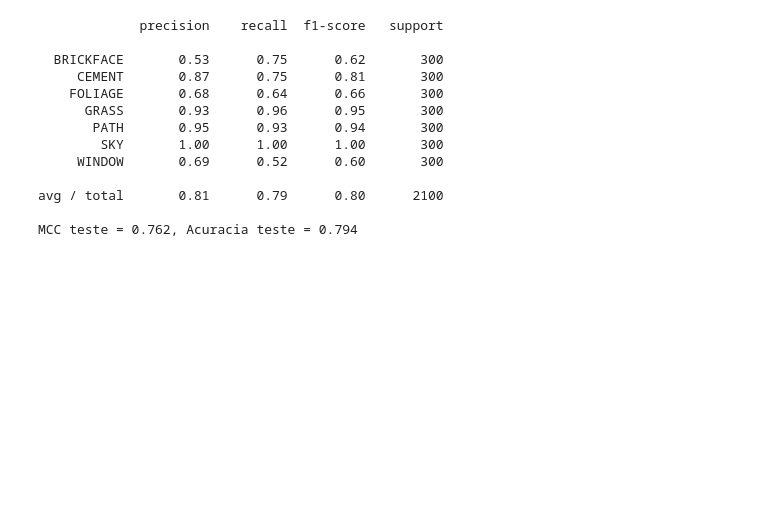
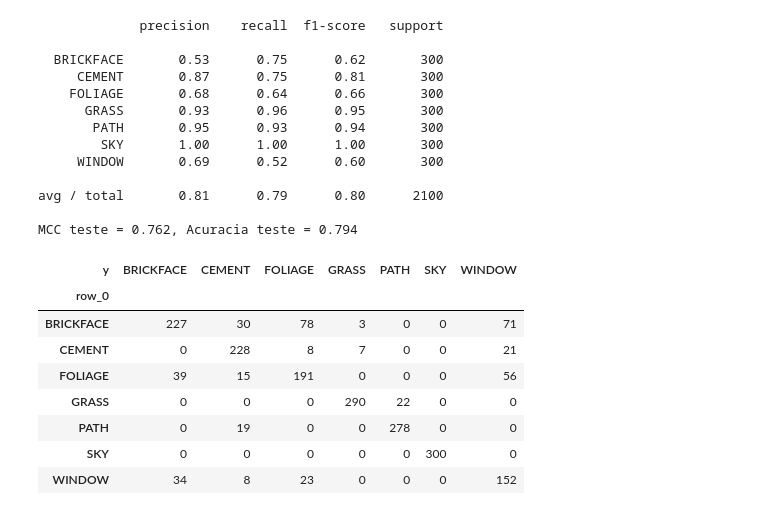
Before and after one commit to wba25/aprendizagem_de_maquina, a Jupyter notebook: image_segmentation/knn.ipynb, the cells around one changed output. Drawn from its saved outputs; the diff is of its cells as text; code cells hidden in the pictures; blank space fills up the shorter version.

```diff
--- a/image_segmentation/knn.ipynb
+++ b/image_segmentation/knn.ipynb
@@ -289,3 +289,17 @@ print('MCC teste = {:.3f}, Acuracia teste = {:.3f}'.format(matthews_corrcoef(rea
 avg / total       0.81      0.79      0.80      2100
 
 MCC teste = 0.762, Acuracia teste = 0.794
+# %%
+neigh = KNeighborsClassifier(n_neighbors=7)
+neigh.fit(X, y)
+pd.crosstab(neigh.predict(X_test),y_test)
+# %% [output]
+| y | BRICKFACE | CEMENT | FOLIAGE | GRASS | PATH | SKY | WINDOW |
+| row_0 |  |  |  |  |  |  |  |
+| BRICKFACE | 227 | 30 | 78 | 3 | 0 | 0 | 71 |
+| CEMENT | 0 | 228 | 8 | 7 | 0 | 0 | 21 |
+| FOLIAGE | 39 | 15 | 191 | 0 | 0 | 0 | 56 |
+| GRASS | 0 | 0 | 0 | 290 | 22 | 0 | 0 |
+| PATH | 0 | 19 | 0 | 0 | 278 | 0 | 0 |
+| SKY | 0 | 0 | 0 | 0 | 0 | 300 | 0 |
+| WINDOW | 34 | 8 | 23 | 0 | 0 | 0 | 152 |
```
Also changed, not shown: parts of 1 cell of this notebook.
